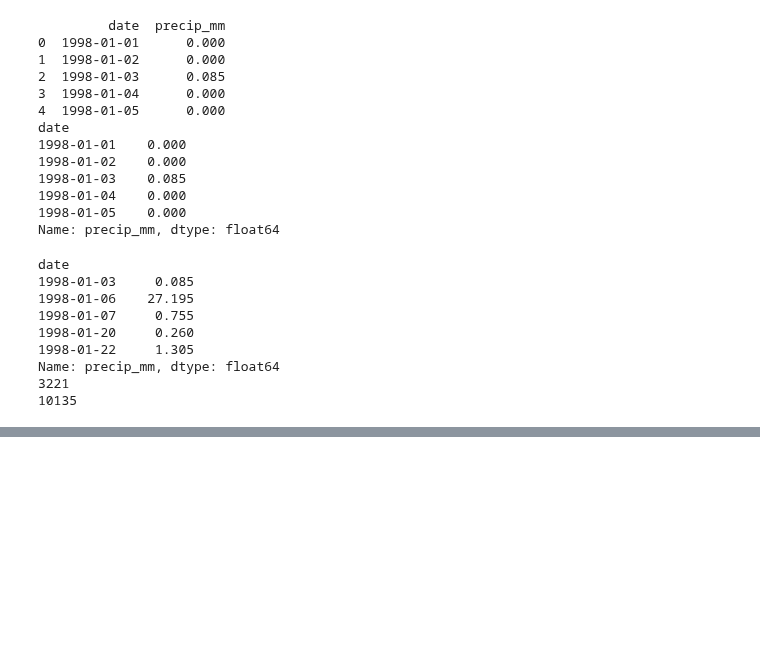
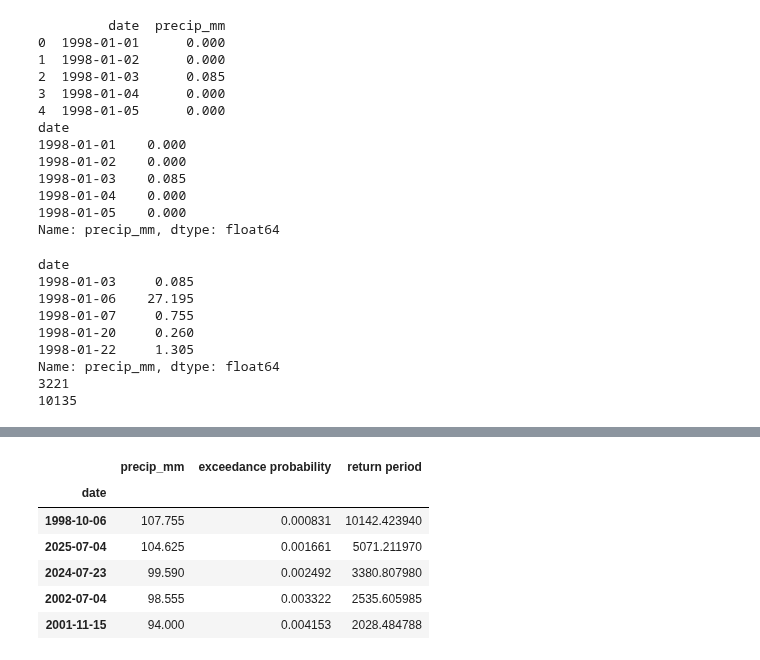
Before and after one commit to andrewmfisher/gesdisc-tutorials, a Jupyter notebook: conference-presentations/agu-2026/compute_recurrence_intervals.ipynb, the cells around one changed output, grey strips where cells are left out. Cells and saved outputs as stored; diff of their text form; code cells hidden in the pictures; blank space fills up the shorter version.

```diff
--- a/conference-presentations/agu-2026/compute_recurrence_intervals.ipynb
+++ b/conference-presentations/agu-2026/compute_recurrence_intervals.ipynb
@@ -87,3 +90,31 @@ Name: precip_mm, dtype: float64
+# %%
+# Estimating Return periods - POT method
+
+from pyextremes import get_extremes, get_return_periods
+
+extremes = get_extremes(
+    ts=ds_series,
+    method="POT",
+    threshold=0.5,
+    r="24h",
+)
+return_periods = get_return_periods(
+    ts=ds_series,
+    extremes=extremes,
+    extremes_method="POT",
+    extremes_type="high",
+    return_period_size="24h",
+    plotting_position="weibull",
+)
+return_periods.sort_values("return period", ascending=False).head()
+# %% [output]
+|  | precip_mm | exceedance probability | return period |
+| date |  |  |  |
+| 1998-10-06 | 107.755 | 0.000831 | 10142.423940 |
+| 2025-07-04 | 104.625 | 0.001661 | 5071.211970 |
+| 2024-07-23 | 99.590 | 0.002492 | 3380.807980 |
+| 2002-07-04 | 98.555 | 0.003322 | 2535.605985 |
+| 2001-11-15 | 94.000 | 0.004153 | 2028.484788 |
 # %%
 # Fit a model to the extreme values
 
```
Also changed, not shown: parts of 8 cells of this notebook.
